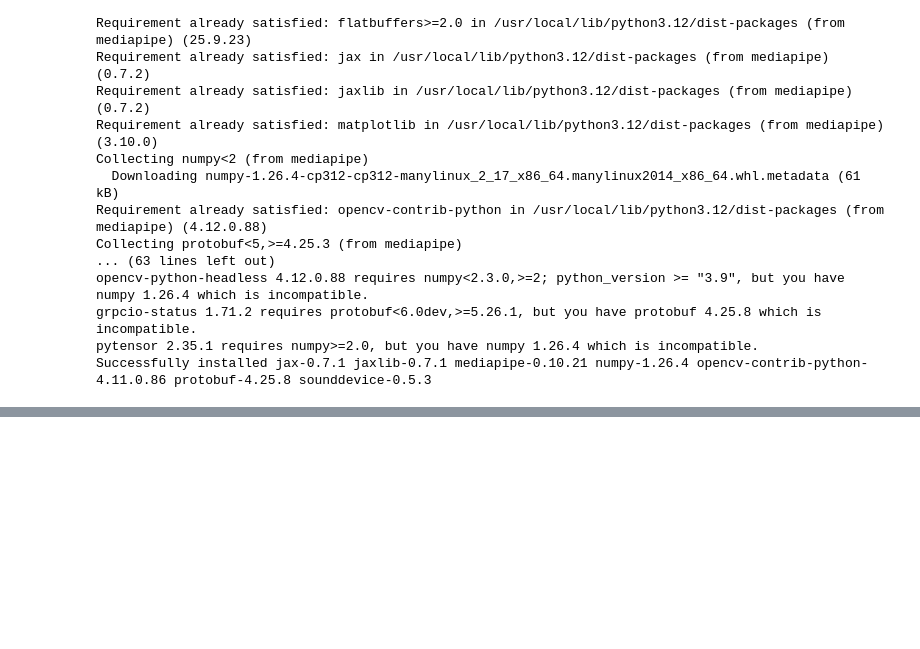
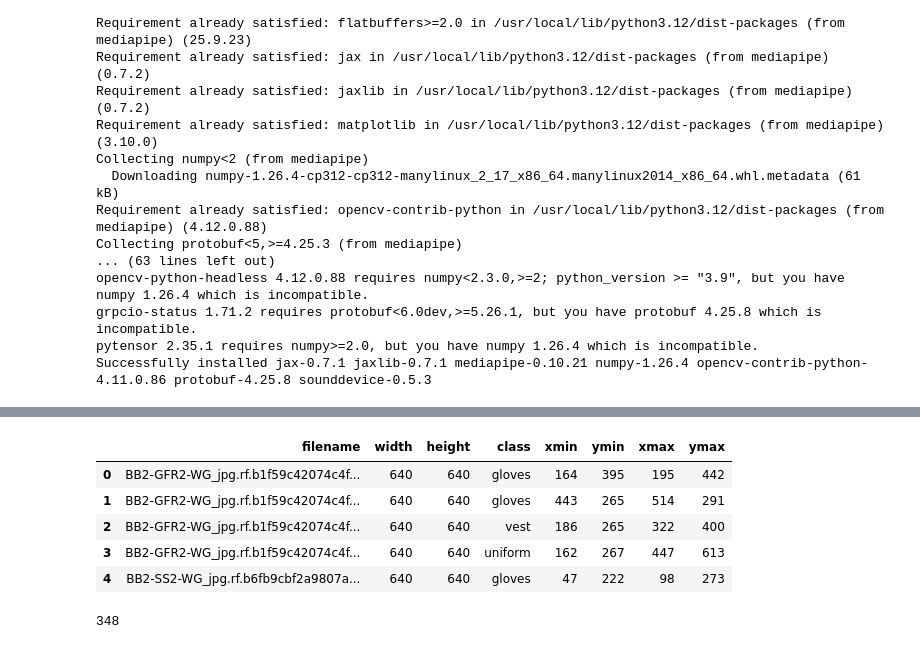
Before and after one commit to deepshikha04yadav/Traffic-Gesture-Detection-for-Automotive, a Jupyter notebook: analysis.ipynb, the cells around one changed output, grey strips where cells are left out. Cells and saved outputs as stored; diff of their text form; code cells hidden in the pictures; blank space fills up the shorter version.

```diff
--- a/analysis.ipynb
+++ b/analysis.ipynb
@@ -708,0 +63,38 @@ MessageError: ReferenceError: captureFrame is not defined
+# %%
+import pandas as pd
+import os
+import tensorflow as tf
+import keras_cv
+
+data_dir = "/content/Traffic-gestures"
+csv_path = os.path.join(data_dir, "_annotations.csv")
+
+df = pd.read_csv(csv_path)
+df.head()
+# %% [output]
+|  | filename | width | height | class | xmin | ymin | xmax | ymax |
+| 0 | BB2-GFR2-WG_jpg.rf.b1f59c42074c4f... | 640 | 640 | gloves | 164 | 395 | 195 | 442 |
+| 1 | BB2-GFR2-WG_jpg.rf.b1f59c42074c4f... | 640 | 640 | gloves | 443 | 265 | 514 | 291 |
+| 2 | BB2-GFR2-WG_jpg.rf.b1f59c42074c4f... | 640 | 640 | vest | 186 | 265 | 322 | 400 |
+| 3 | BB2-GFR2-WG_jpg.rf.b1f59c42074c4f... | 640 | 640 | uniform | 162 | 267 | 447 | 613 |
+| 4 | BB2-SS2-WG_jpg.rf.b6fb9cbf2a9807a... | 640 | 640 | gloves | 47 | 222 | 98 | 273 |
+# %%
+from collections import defaultdict
+
+grouped = defaultdict(lambda: {"boxes": [], "classes": []})
+
+label_map = {name:i for i,name in enumerate(df['class'].unique())}
+class_names = list(label_map.keys())
+
+for _, row in df.iterrows():
+    filename = row['filename']
+    grouped[filename]["boxes"].append(
+        [row['xmin'], row['ymin'], row['xmax'], row['ymax']]
+    )
+    grouped[filename]["classes"].append(
+        label_map[row['class']]
+    )
+
+len(grouped)
+# %% [output]
+348
```
Also changed, not shown: parts of 28 cells of this notebook.
